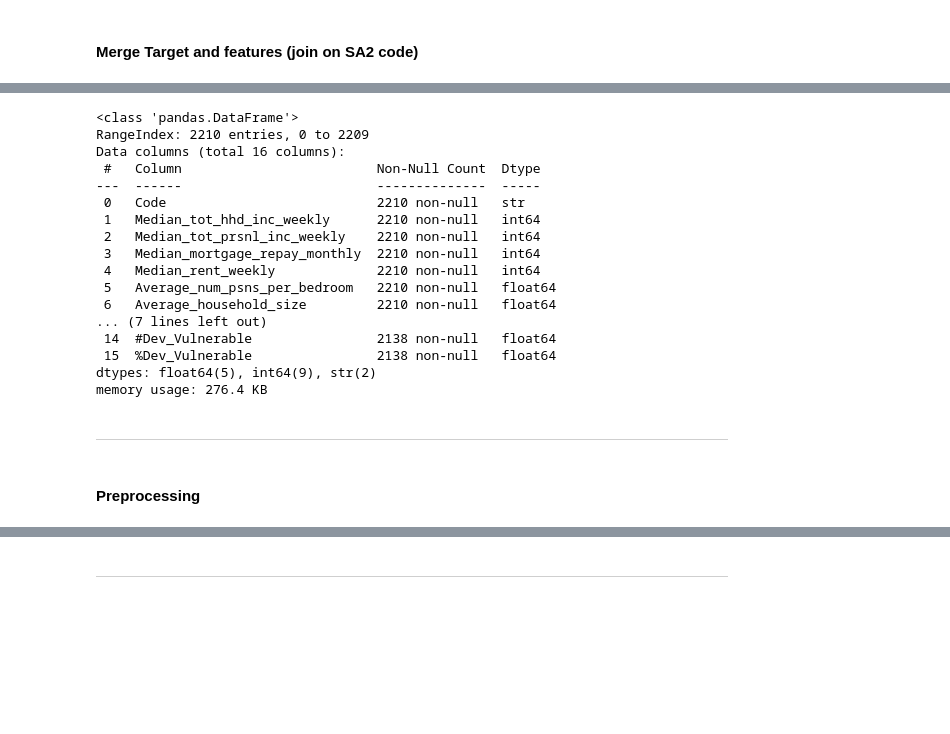
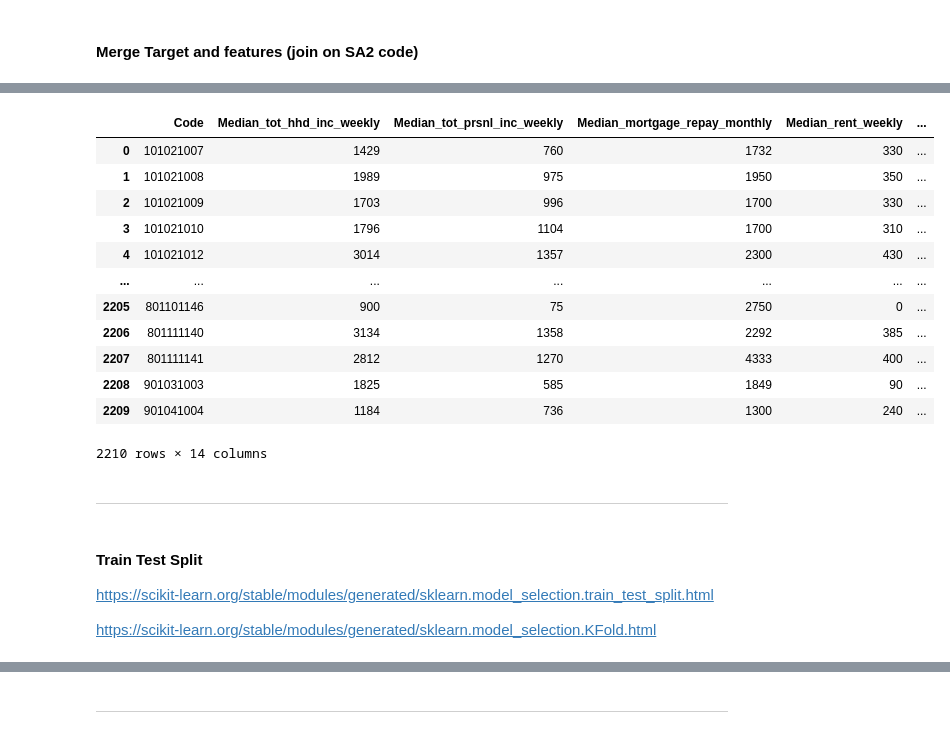
Before and after one commit to beansOnToads/COSC2816_s4054011_Ind_A1_P1, a Jupyter notebook: s4054011.ipynb, the cells around one changed output, grey strips where cells are left out. Saved outputs shown, nothing was run; the diff lists cells and outputs as text; code cells hidden in the pictures; blank space fills up the shorter version.

Commit message:
train test split kfold draft

```diff
--- a/s4054011.ipynb
+++ b/s4054011.ipynb
@@ -116,24 +126,26 @@ df = pd.merge(ABS_census_features, aedc_target, how="inner", on="Code")
 # %%
-df.info()
+#Remove unnecessary target columns
+df.drop(columns=["#Valid_Scores", "#Dev_Vulnerable"], inplace=True)
-# %% [output]
-<class 'pandas.DataFrame'>
-RangeIndex: 2210 entries, 0 to 2209
-Data columns (total 16 columns):
- #   Column                         Non-Null Count  Dtype
----  ------                         --------------  -----
- 0   Code                           2210 non-null   str
- 1   Median_tot_hhd_inc_weekly      2210 non-null   int64
- 2   Median_tot_prsnl_inc_weekly    2210 non-null   int64
- 3   Median_mortgage_repay_monthly  2210 non-null   int64
- 4   Median_rent_weekly             2210 non-null   int64
- 5   Average_num_psns_per_bedroom   2210 non-null   float64
- 6   Average_household_size         2210 non-null   float64
-... (7 lines left out)
- 14  #Dev_Vulnerable                2138 non-null   float64
- 15  %Dev_Vulnerable                2138 non-null   float64
-dtypes: float64(5), int64(9), str(2)
-memory usage: 276.4 KB
+# %%
+df
+# %% [output]
+|  | Code | Median_tot_hhd_inc_weekly | Median_tot_prsnl_inc_weekly | Median_mortgage_repay_monthly | Median_rent_weekly | ... |
+| 0 | 101021007 | 1429 | 760 | 1732 | 330 | ... |
+| 1 | 101021008 | 1989 | 975 | 1950 | 350 | ... |
+| 2 | 101021009 | 1703 | 996 | 1700 | 330 | ... |
+| 3 | 101021010 | 1796 | 1104 | 1700 | 310 | ... |
+| 4 | 101021012 | 3014 | 1357 | 2300 | 430 | ... |
+| ... | ... | ... | ... | ... | ... | ... |
+| 2205 | 801101146 | 900 | 75 | 2750 | 0 | ... |
+| 2206 | 801111140 | 3134 | 1358 | 2292 | 385 | ... |
+| 2207 | 801111141 | 2812 | 1270 | 4333 | 400 | ... |
+| 2208 | 901031003 | 1825 | 585 | 1849 | 90 | ... |
+| 2209 | 901041004 | 1184 | 736 | 1300 | 240 | ... |
+2210 rows × 14 columns
 # %% [markdown]
 ---
 # %% [markdown]
-#### Preprocessing
+#### Train Test Split
+https://scikit-learn.org/stable/modules/generated/sklearn.model_selection.train_test_split.html
+
+https://scikit-learn.org/stable/modules/generated/sklearn.model_selection.KFold.html
```
Also changed, not shown: parts of 7 cells of this notebook.
